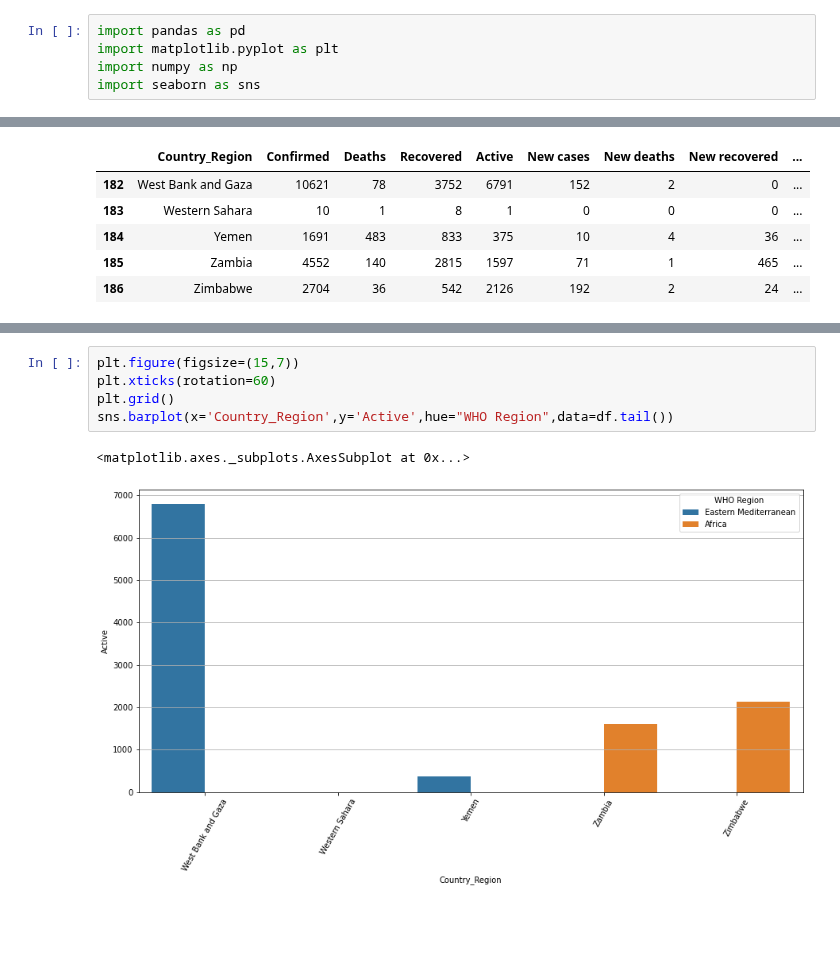
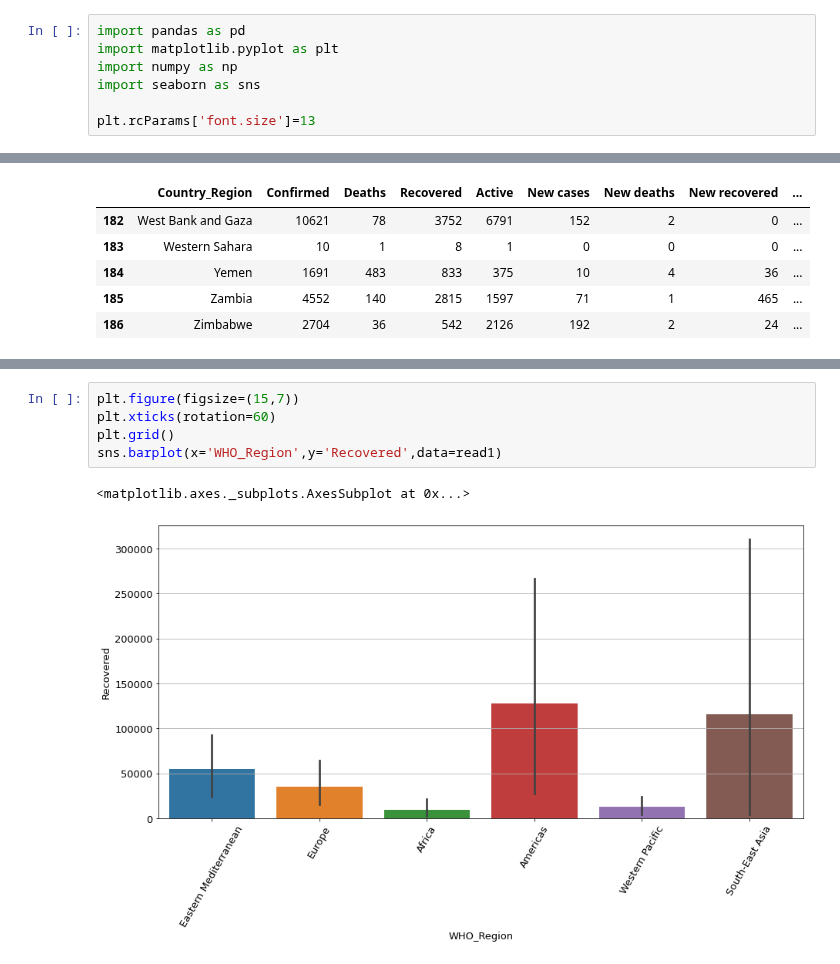
Before and after one commit to Arpan-tech-create/Exploratory_Data_Analysis, a Jupyter notebook: COVID 19.ipynb, the cells around one changed output, grey strips where cells are left out. Drawn from its saved outputs; the diff is of its cells as text; blank space fills up the shorter version.

```diff
--- a/COVID 19.ipynb
+++ b/COVID 19.ipynb
@@ -3,6 +3,8 @@ import pandas as pd
 import matplotlib.pyplot as plt
 import numpy as np
 import seaborn as sns
+
+plt.rcParams['font.size']=13
 # %%
 read1=pd.read_csv("country_wise_latest.csv")
 read1
@@ -113,8 +127,8 @@ sns.barplot(y='Country_Region',x='Deaths',hue='WHO Region',data=df.head())
 # %%
 plt.figure(figsize=(15,7))
 plt.xticks(rotation=60)
 plt.grid()
-sns.barplot(x='Country_Region',y='Active',hue="WHO Region",data=df.tail())
+sns.barplot(x='WHO_Region',y='Recovered',data=read1)
 # %% [output]
 <matplotlib.axes._subplots.AxesSubplot at 0x...>
-[figure, old version]
+[figure, new version]
```
Also changed, not shown: parts of 6 cells of this notebook, 3 other files.
